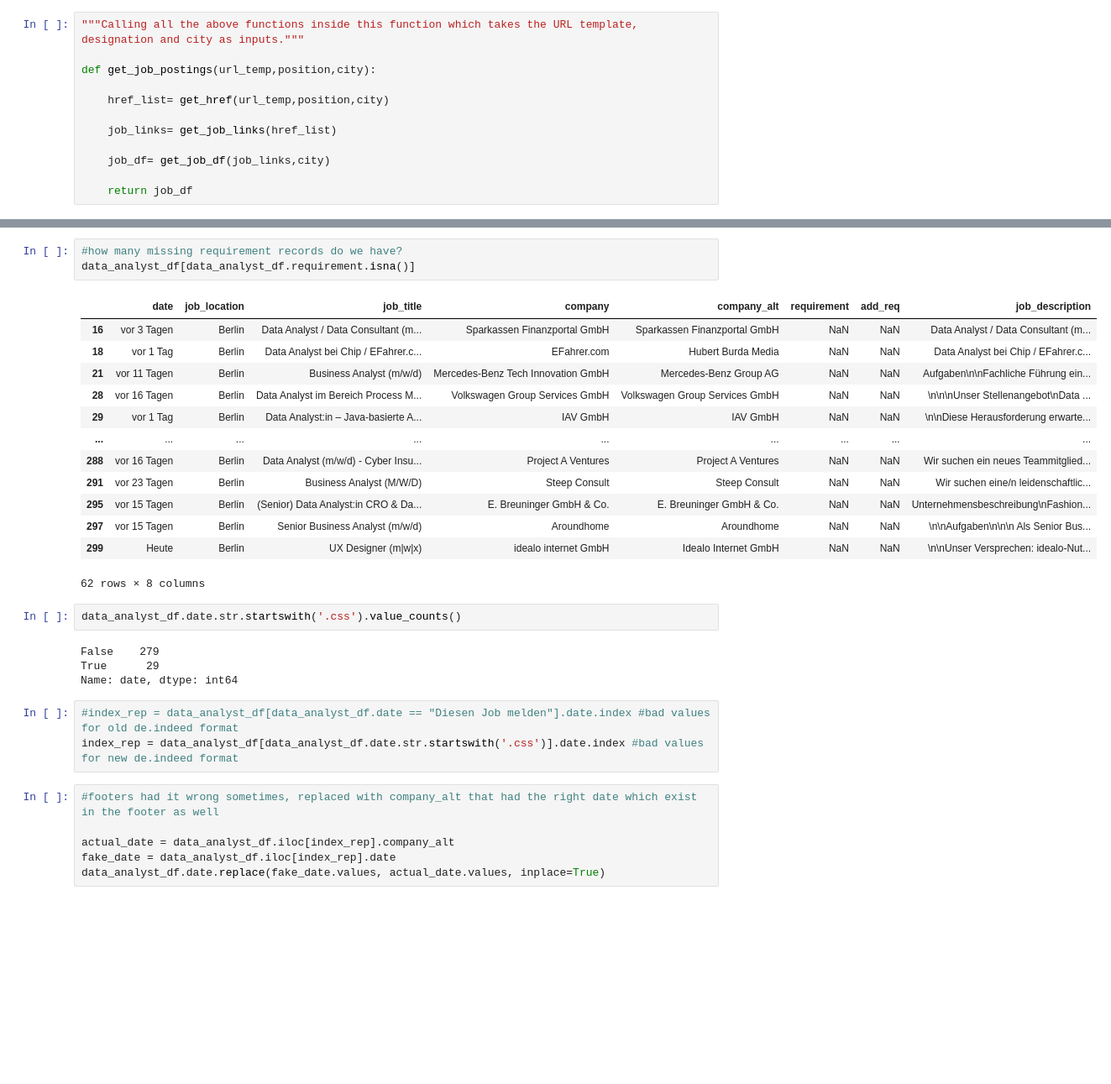
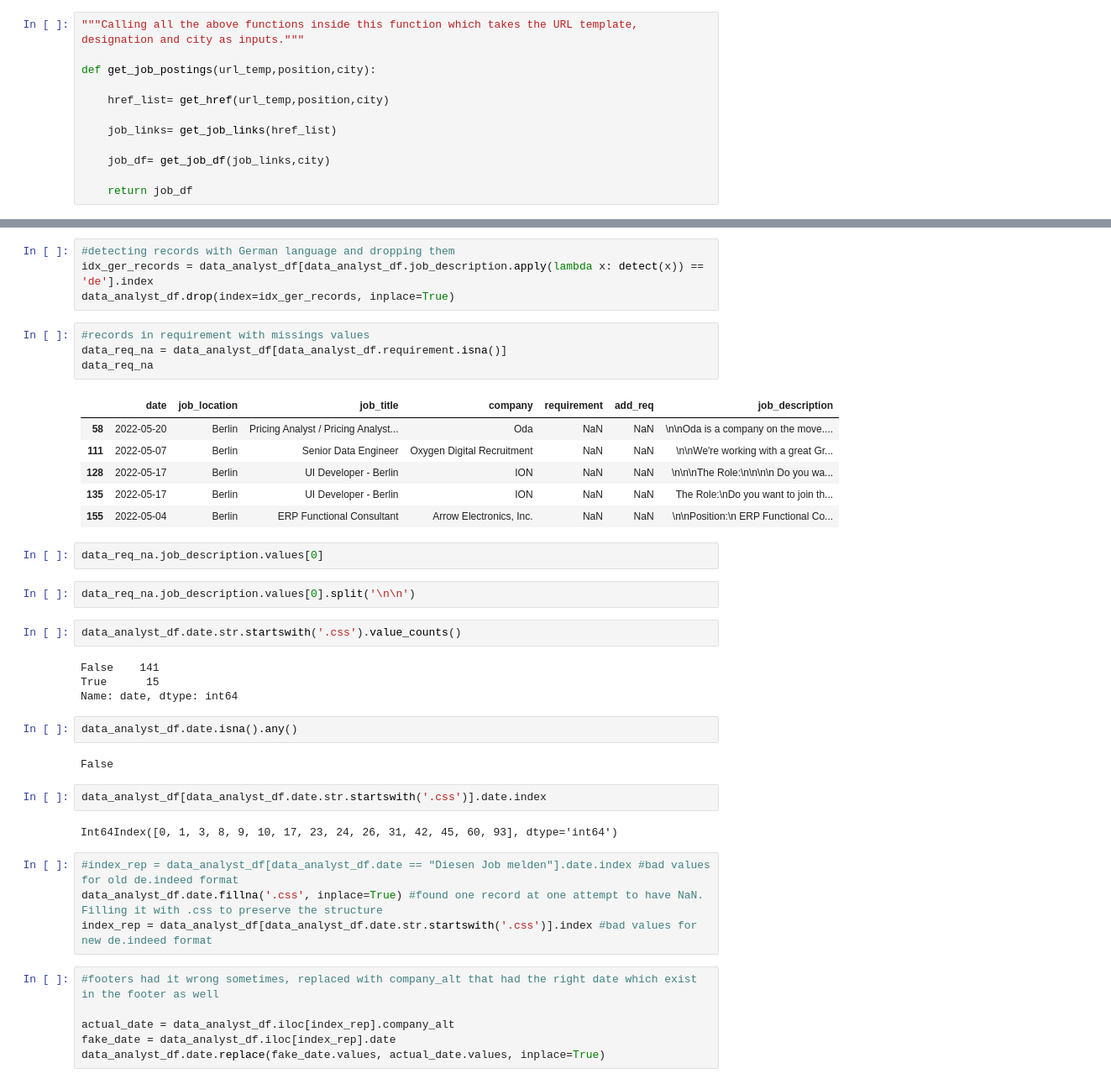
Before and after one commit to NohmanAudi/Indeed_Job_Posts, a Jupyter notebook: Job_postings_clean.ipynb, the cells around one changed output, grey strips where cells are left out. Shown at 84% size. Drawn from its saved outputs; the diff is of its cells as text; blank space fills up the shorter version.

Commit message:
Detecting records in German language and dropping them

```diff
--- a/Job_postings_clean.ipynb
+++ b/Job_postings_clean.ipynb
@@ -153,29 +168,40 @@ data_analyst_df.shape
+# %%
+#detecting records with German language and dropping them
+idx_ger_records = data_analyst_df[data_analyst_df.job_description.apply(lambda x: detect(x)) == 'de'].index
+data_analyst_df.drop(index=idx_ger_records, inplace=True)
 # %%
-#how many missing requirement records do we have?
-data_analyst_df[data_analyst_df.requirement.isna()]
+#records in requirement with missings values
+data_req_na = data_analyst_df[data_analyst_df.requirement.isna()]
+data_req_na
 # %% [output]
-|  | date | job_location | job_title | company | company_alt | requirement | add_req | job_description |
-| 16 | vor 3 Tagen | Berlin | Data Analyst / Data Consultant (m... | Sparkassen Finanzportal GmbH | Sparkassen Finanzportal GmbH | NaN | NaN | Data Analyst / Data Consultant (m... |
-| 18 | vor 1 Tag | Berlin | Data Analyst bei Chip / EFahrer.c... | EFahrer.com | Hubert Burda Media | NaN | NaN | Data Analyst bei Chip / EFahrer.c... |
-| 21 | vor 11 Tagen | Berlin | Business Analyst (m/w/d) | Mercedes-Benz Tech Innovation GmbH | Mercedes-Benz Group AG | NaN | NaN | Aufgaben\n\nFachliche Führung ein... |
-| 28 | vor 16 Tagen | Berlin | Data Analyst im Bereich Process M... | Volkswagen Group Services GmbH | Volkswagen Group Services GmbH | NaN | NaN | \n\n\nUnser Stellenangebot\nData ... |
-| 29 | vor 1 Tag | Berlin | Data Analyst:in – Java-basierte A... | IAV GmbH | IAV GmbH | NaN | NaN | \n\nDiese Herausforderung erwarte... |
-| ... | ... | ... | ... | ... | ... | ... | ... | ... |
-| 288 | vor 16 Tagen | Berlin | Data Analyst (m/w/d) - Cyber Insu... | Project A Ventures | Project A Ventures | NaN | NaN | Wir suchen ein neues Teammitglied... |
-| 291 | vor 23 Tagen | Berlin | Business Analyst (M/W/D) | Steep Consult | Steep Consult | NaN | NaN | Wir suchen eine/n leidenschaftlic... |
-| 295 | vor 15 Tagen | Berlin | (Senior) Data Analyst:in CRO & Da... | E. Breuninger GmbH & Co. | E. Breuninger GmbH & Co. | NaN | NaN | Unternehmensbeschreibung\nFashion... |
-| 297 | vor 15 Tagen | Berlin | Senior Business Analyst (m/w/d) | Aroundhome | Aroundhome | NaN | NaN | \n\nAufgaben\n\n\n Als Senior Bus... |
-| 299 | Heute | Berlin | UX Designer (m|w|x) | idealo internet GmbH | Idealo Internet GmbH | NaN | NaN | \n\nUnser Versprechen: idealo-Nut... |
+|  | date | job_location | job_title | company | requirement | add_req | job_description |
+| 58 | 2022-05-20 | Berlin | Pricing Analyst / Pricing Analyst... | Oda | NaN | NaN | \n\nOda is a company on the move.... |
+| 111 | 2022-05-07 | Berlin | Senior Data Engineer | Oxygen Digital Recruitment | NaN | NaN | \n\nWe're working with a great Gr... |
+| 128 | 2022-05-17 | Berlin | UI Developer - Berlin | ION | NaN | NaN | \n\n\nThe Role:\n\n\n\n Do you wa... |
+| 135 | 2022-05-17 | Berlin | UI Developer - Berlin | ION | NaN | NaN | The Role:\nDo you want to join th... |
+| 155 | 2022-05-04 | Berlin | ERP Functional Consultant | Arrow Electronics, Inc. | NaN | NaN | \n\nPosition:\n ERP Functional Co... |
-62 rows × 8 columns
+# %%
+data_req_na.job_description.values[0]
+# %%
+data_req_na.job_description.values[0].split('\n\n')
 # %%
 data_analyst_df.date.str.startswith('.css').value_counts()
 # %% [output]
-False    279
-True      29
+False    141
+True      15
 Name: date, dtype: int64
+# %%
+data_analyst_df.date.isna().any()
+# %% [output]
+False
+# %%
+data_analyst_df[data_analyst_df.date.str.startswith('.css')].date.index
+# %% [output]
+Int64Index([0, 1, 3, 8, 9, 10, 17, 23, 24, 26, 31, 42, 45, 60, 93], dtype='int64')
 # %%
 #index_rep = data_analyst_df[data_analyst_df.date == "Diesen Job melden"].date.index #bad values for old de.indeed format
-index_rep = data_analyst_df[data_analyst_df.date.str.startswith('.css')].date.index #bad values for new de.indeed format
+data_analyst_df.date.fillna('.css', inplace=True) #found one record at one attempt to have NaN. Filling it with .css to preserve the structure
+index_rep = data_analyst_df[data_analyst_df.date.str.startswith('.css')].index #bad values for new de.indeed format
 # %%
 #footers had it wrong sometimes, replaced with company_alt that had the right date which exist in the footer as well
 
```
Also changed, not shown: parts of 12 cells of this notebook.
